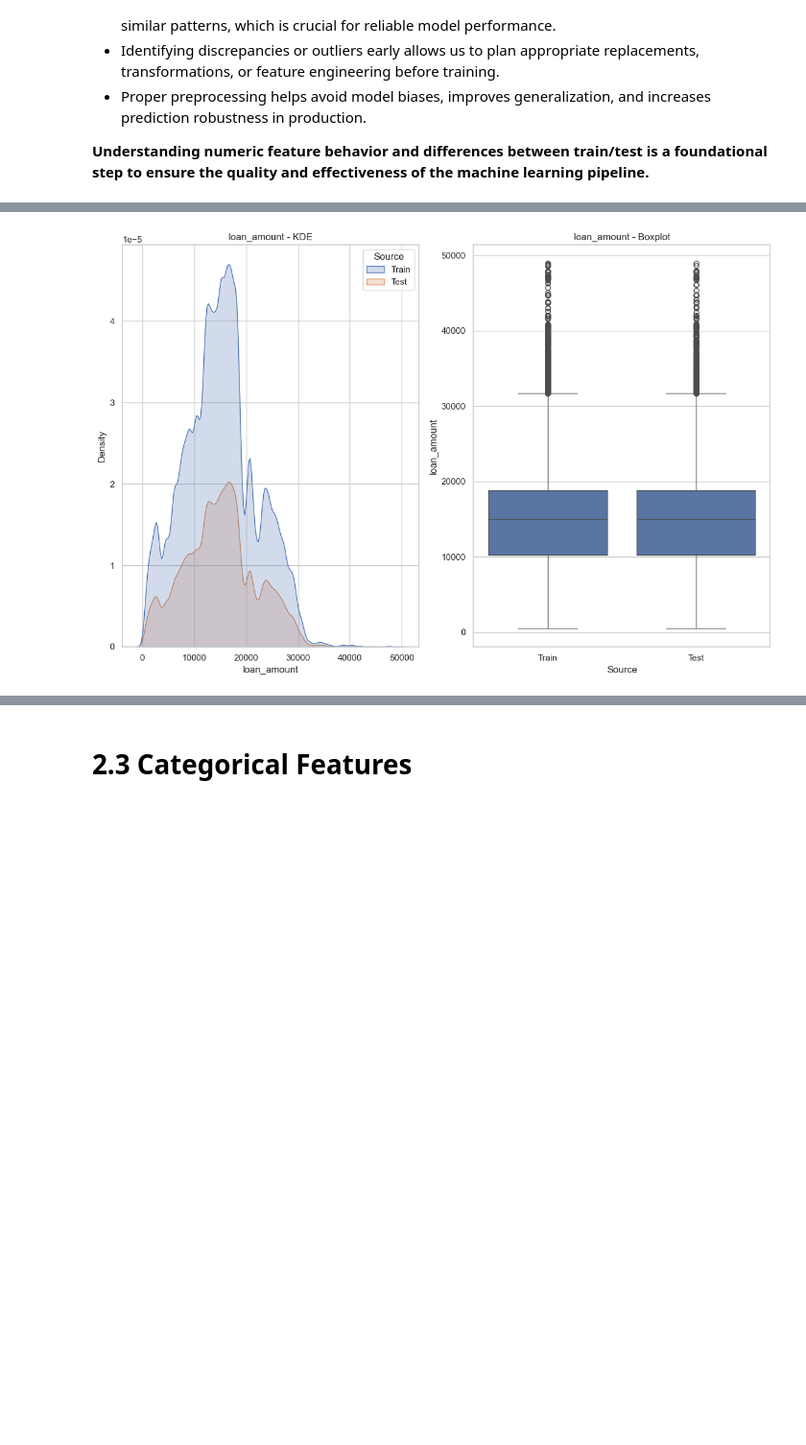
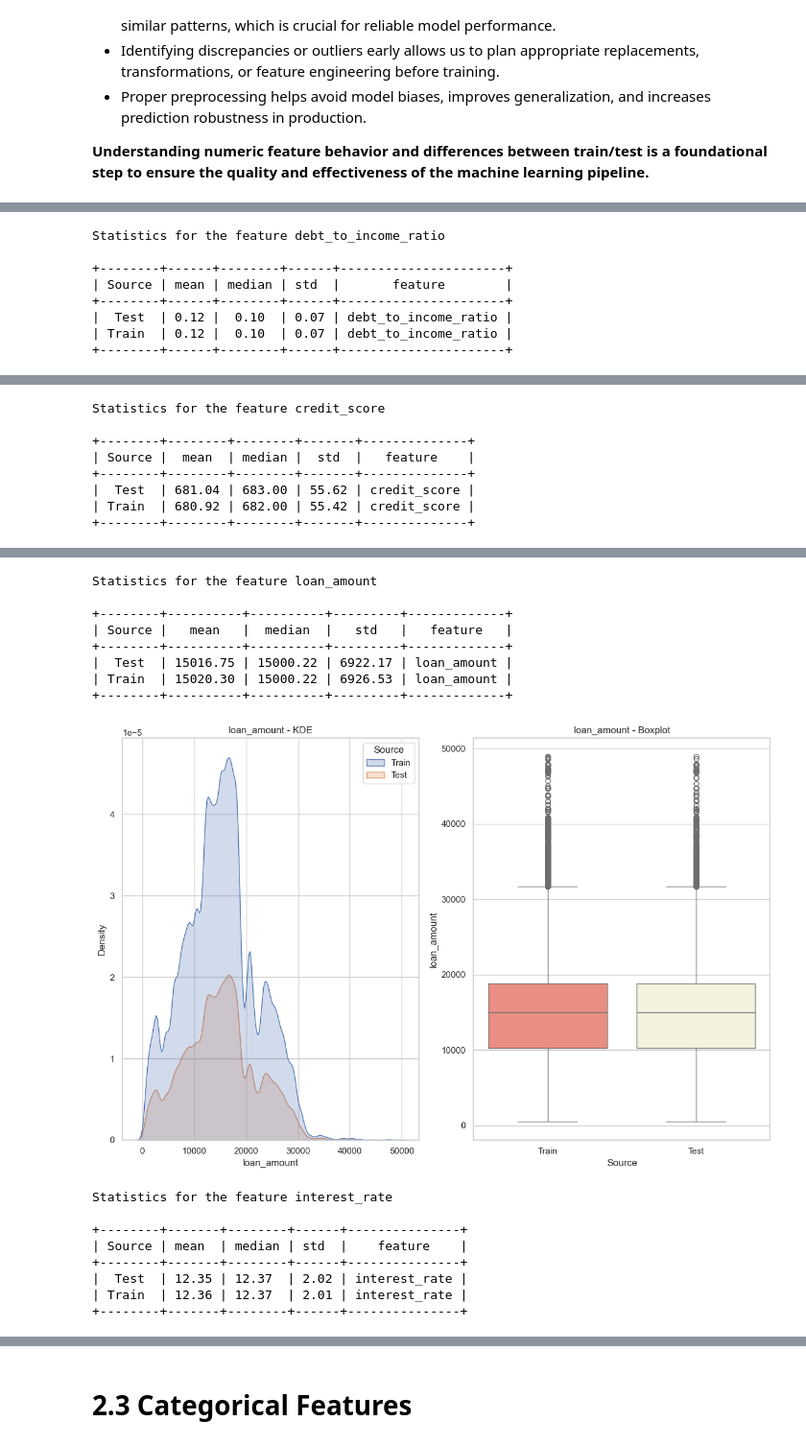
Before and after one commit to victorhrls/Kaggle, a Jupyter notebook: Loan Payback/loan-payback-eda.ipynb, the cells around one changed output, grey strips where cells are left out. Shown at 96% size. Cells and saved outputs as stored; diff of their text form; code cells hidden in the pictures; blank space fills up the shorter version.

```diff
--- a/Loan Payback/loan-payback-eda.ipynb
+++ b/Loan Payback/loan-payback-eda.ipynb
@@ -255,21 +256,32 @@ plt.plot()
 # Create a new column called source on the df and feel the value of test
 # Since i will create a new column , i will copy the data
 
-view_train = df_train[num_features].copy()
-view_train['Source']= 'Train'
+view_train_number = df_train[num_features].copy()
+view_train_number['Source']= 'Train'
 
-view_test = df_test[num_features].copy()
-view_test['Source'] = 'Test'
+view_test_number = df_test[num_features].copy()
+view_test_number['Source'] = 'Test'
 
-view_concat = pd.concat([view_train,view_test], ignore_index= True)
+view_concat_number = pd.concat([view_train_number,view_test_number], ignore_index= True)
+
+stats = []
 
 for col in num_features:
     # Mean , median , std
-    pd.DataFrame({
-        'Mean':,
-        'Median':,
-        'Std'
-    })
+
+    stats_col = view_concat_number.groupby('Source')[col].agg(['mean','median','std']).reset_index()
+    # Select the group and then the COLUMN
+    stats_col['feature'] = col
+    stats.append(stats_col)
+
+    # Format
+
+    stats_col[['mean','median','std']] = stats_col[['mean','median','std']].applymap(lambda x: f'{x:.2f}')
+
+    print(f'Statistics for the feature {col} \n')
+    print(tabulate(stats_col,headers ='keys' , tablefmt ='pretty', showindex = False))
+
+
     # Figure
     fig = plt.figure(figsize=(12,8))
 
@@ -279,10 +291,10 @@ for col in num_features:
 
     # Plot KDE and Boxplot
 
-    sns.kdeplot(data=view_concat, x=col , ax = ax1 , hue = 'Source', fill= True)
+    sns.kdeplot(data=view_concat_number, x=col , ax = ax1 , hue = 'Source', fill= True)
     ax1.set_title(f'{col} - KDE')
 
-    sns.boxplot(data=view_concat, x="Source", y=col, ax = ax2)
+    sns.boxplot(data=view_concat_number, x="Source", y=col, ax = ax2, palette=['salmon','beige'])
     ax2.set_title(f'{col} - Boxplot')
 
     plt.tight_layout()
@@ -291,0 +312,8 @@ for col in num_features:
+Statistics for the feature debt_to_income_ratio
+
++--------+------+--------+------+----------------------+
+| Source | mean | median | std  |       feature        |
++--------+------+--------+------+----------------------+
+|  Test  | 0.12 |  0.10  | 0.07 | debt_to_income_ratio |
+| Train  | 0.12 |  0.10  | 0.07 | debt_to_income_ratio |
++--------+------+--------+------+----------------------+
@@ -292,0 +321,8 @@ for col in num_features:
+Statistics for the feature credit_score
+
++--------+--------+--------+-------+--------------+
+| Source |  mean  | median |  std  |   feature    |
++--------+--------+--------+-------+--------------+
+|  Test  | 681.04 | 683.00 | 55.62 | credit_score |
+| Train  | 680.92 | 682.00 | 55.42 | credit_score |
++--------+--------+--------+-------+--------------+
@@ -294 +330,17 @@ for col in num_features:
+Statistics for the feature loan_amount
+
++--------+----------+----------+---------+-------------+
+| Source |   mean   |  median  |   std   |   feature   |
++--------+----------+----------+---------+-------------+
+|  Test  | 15016.75 | 15000.22 | 6922.17 | loan_amount |
+| Train  | 15020.30 | 15000.22 | 6926.53 | loan_amount |
++--------+----------+----------+---------+-------------+
-[figure, old version]
+[figure, new version]
+Statistics for the feature interest_rate
+
++--------+-------+--------+------+---------------+
+| Source | mean  | median | std  |    feature    |
++--------+-------+--------+------+---------------+
+|  Test  | 12.35 | 12.37  | 2.02 | interest_rate |
+| Train  | 12.36 | 12.37  | 2.01 | interest_rate |
++--------+-------+--------+------+---------------+
```
Also changed, not shown: parts of 10 cells of this notebook.
